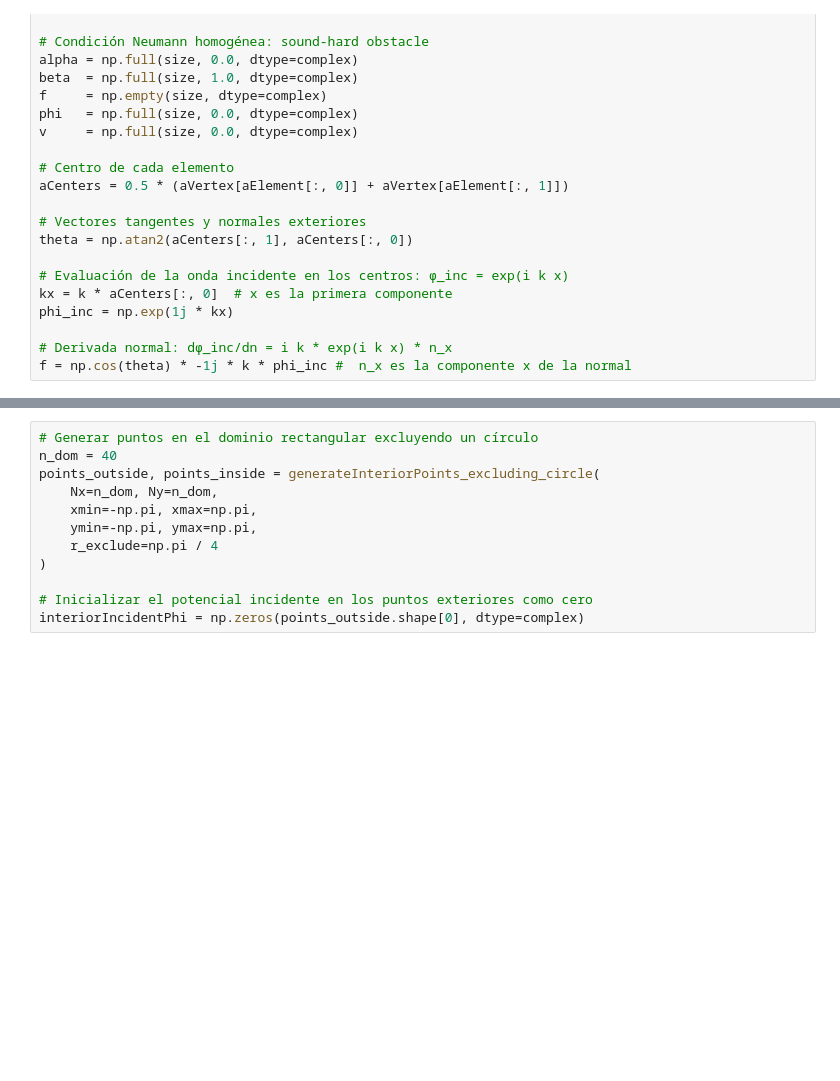
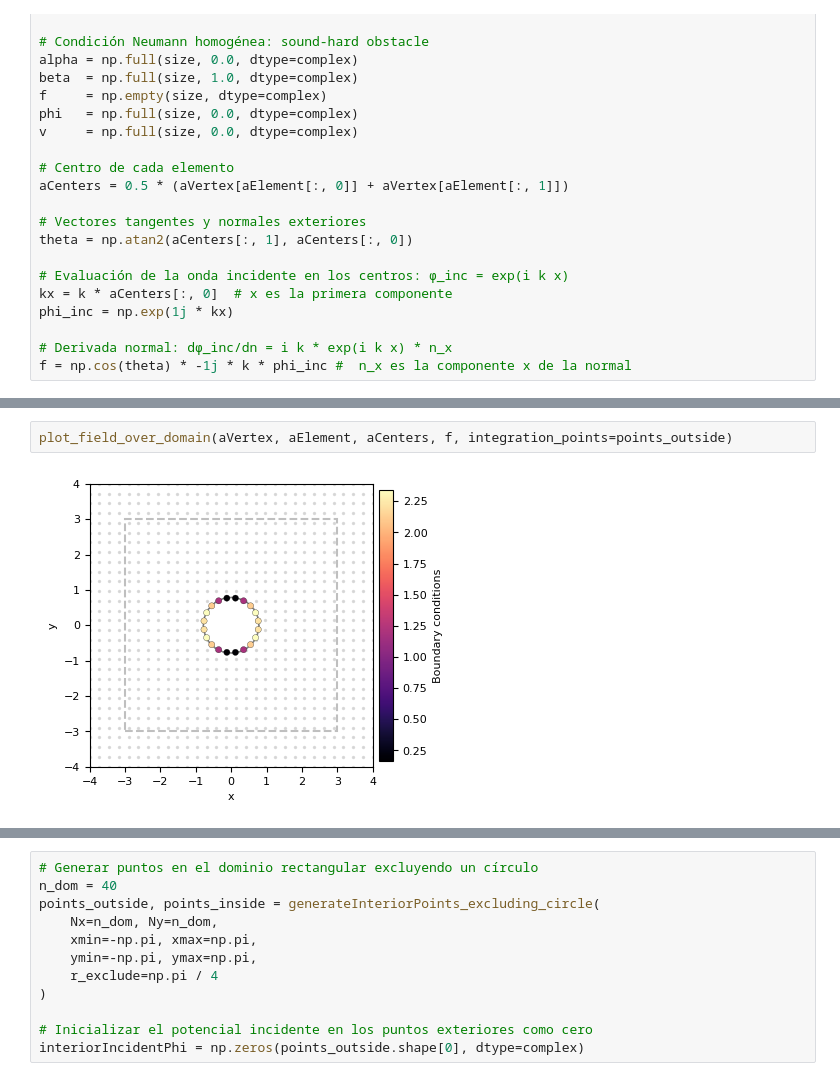
Before and after one commit to oscar-rincon/curso_bem, a Jupyter notebook: proyecto/test_problem_4 (1).ipynb, the cells around one changed output, grey strips where cells are left out. Saved outputs shown, nothing was run; the diff lists cells and outputs as text; blank space fills up the shorter version.

```diff
--- a/proyecto/test_problem_4 (1).ipynb
+++ b/proyecto/test_problem_4 (1).ipynb
@@ -145,3 +193,7 @@ plot_edges_and_field(aVertex, aElement, aCenters, f, integration_points=points_o
+# %%
+plot_field_over_domain(aVertex, aElement, aCenters, f, integration_points=points_outside)
+# %% [output]
+[figure, added]
 # %%
 # Generar puntos en el dominio rectangular excluyendo un círculo
 n_dom = 30
```
Also changed, not shown: parts of 4 cells of this notebook.
